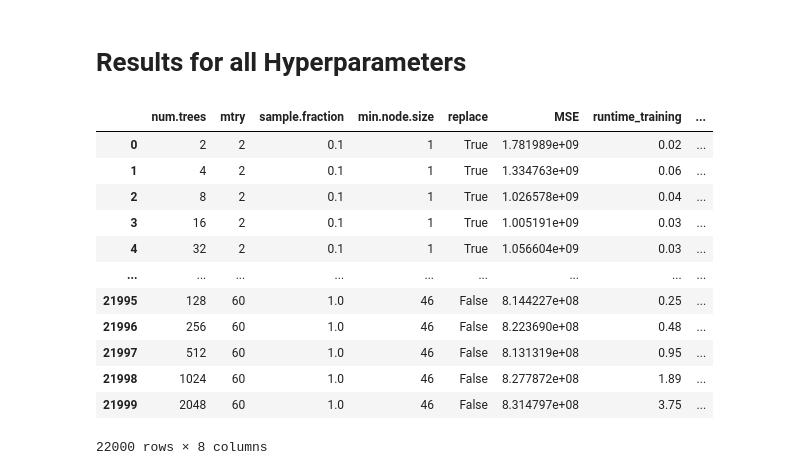
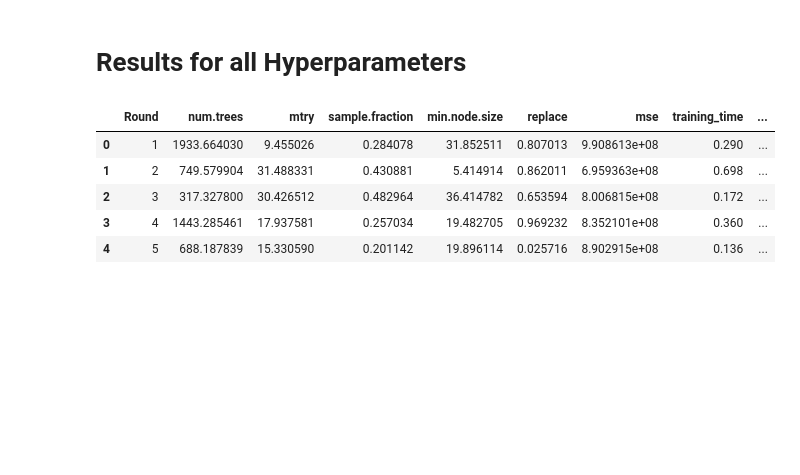
Before and after one commit to TimonKaeppel/tuning_house_prices, a Jupyter notebook: plotting_hyperpiratemeters_.ipynb, the cells around one changed output. Drawn from its saved outputs; the diff is of its cells as text; code cells hidden in the pictures; blank space fills up the shorter version.

```diff
--- a/plotting_hyperpiratemeters_.ipynb
+++ b/plotting_hyperpiratemeters_.ipynb
@@ -160,19 +152,3 @@ for df_name in df_names:
     fig.show()
 # %% [markdown]
 # Results for all Hyperparameters
-# %%
-results_all_params_df
-# %% [output]
-|  | num.trees | mtry | sample.fraction | min.node.size | replace | MSE | runtime_training | ... |
-| 0 | 2 | 2 | 0.1 | 1 | True | 1.781989e+09 | 0.02 | ... |
-| 1 | 4 | 2 | 0.1 | 1 | True | 1.334763e+09 | 0.06 | ... |
-| 2 | 8 | 2 | 0.1 | 1 | True | 1.026578e+09 | 0.04 | ... |
-| 3 | 16 | 2 | 0.1 | 1 | True | 1.005191e+09 | 0.03 | ... |
-| 4 | 32 | 2 | 0.1 | 1 | True | 1.056604e+09 | 0.03 | ... |
-| ... | ... | ... | ... | ... | ... | ... | ... | ... |
-| 21995 | 128 | 60 | 1.0 | 46 | False | 8.144227e+08 | 0.25 | ... |
-| 21996 | 256 | 60 | 1.0 | 46 | False | 8.223690e+08 | 0.48 | ... |
-| 21997 | 512 | 60 | 1.0 | 46 | False | 8.131319e+08 | 0.95 | ... |
-| 21998 | 1024 | 60 | 1.0 | 46 | False | 8.277872e+08 | 1.89 | ... |
-| 21999 | 2048 | 60 | 1.0 | 46 | False | 8.314797e+08 | 3.75 | ... |
-22000 rows × 8 columns
@@ -181,0 +155,9 @@ df_sample = results_all_params_df.sample(n=1000)
+# %%
+results_all_bayesian_df.head()
+# %% [output]
+|  | Round | num.trees | mtry | sample.fraction | min.node.size | replace | mse | training_time | ... |
+| 0 | 1 | 1933.664030 | 9.455026 | 0.284078 | 31.852511 | 0.807013 | 9.908613e+08 | 0.290 | ... |
+| 1 | 2 | 749.579904 | 31.488331 | 0.430881 | 5.414914 | 0.862011 | 6.959363e+08 | 0.698 | ... |
+| 2 | 3 | 317.327800 | 30.426512 | 0.482964 | 36.414782 | 0.653594 | 8.006815e+08 | 0.172 | ... |
+| 3 | 4 | 1443.285461 | 17.937581 | 0.257034 | 19.482705 | 0.969232 | 8.352101e+08 | 0.360 | ... |
+| 4 | 5 | 688.187839 | 15.330590 | 0.201142 | 19.896114 | 0.025716 | 8.902915e+08 | 0.136 | ... |
```
Also changed, not shown: parts of 9 cells of this notebook.
